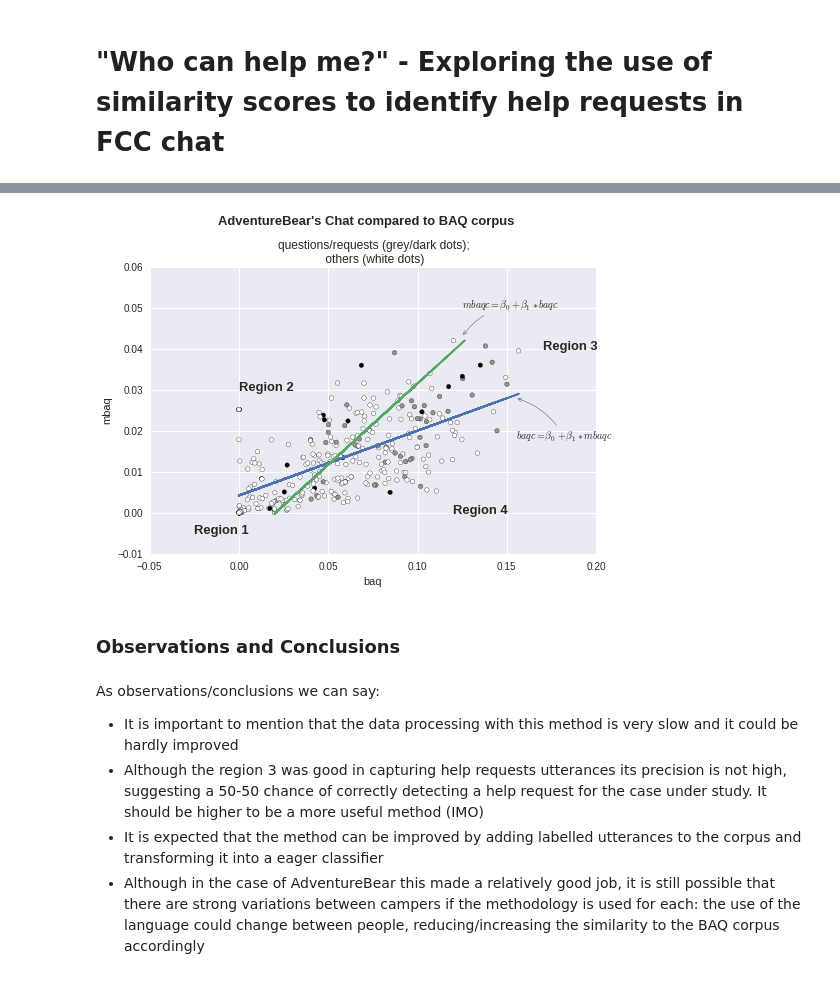
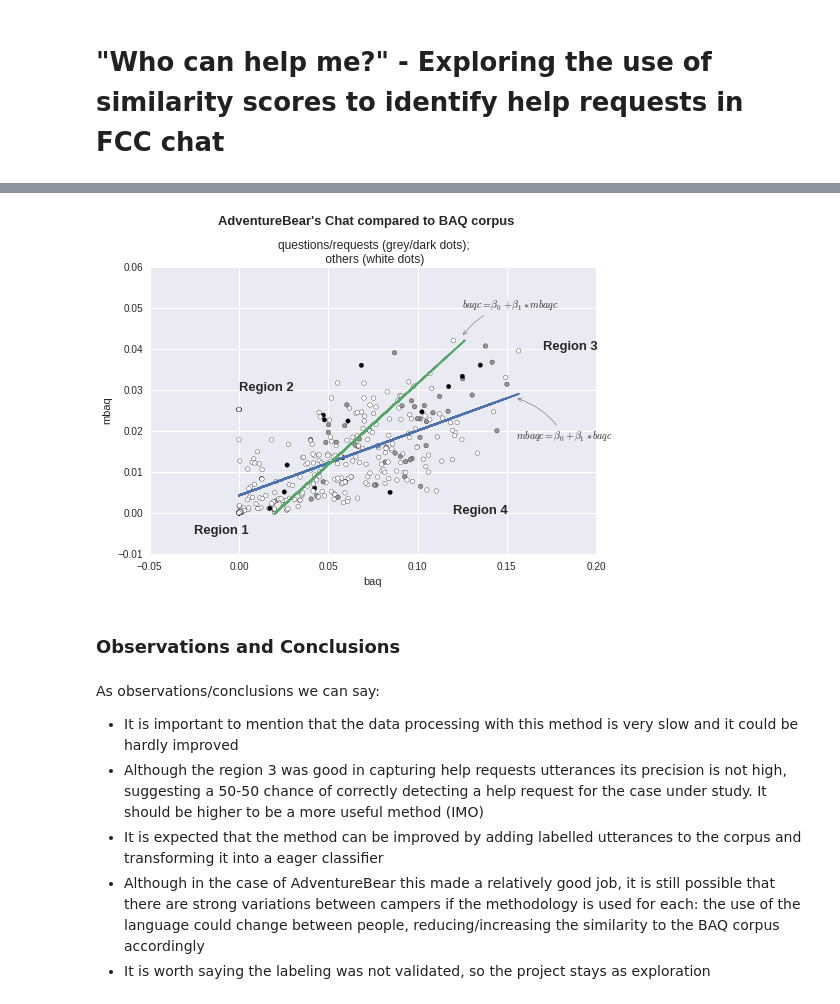
Before and after one commit to evaristoc/fccgitterDataScience, a Jupyter notebook: Exploring the use of similarity scores to identify help requests in FCC chat.ipynb, the cells around one changed output, grey strips where cells are left out. Drawn from its saved outputs; the diff is of its cells as text; code cells hidden in the pictures.

```diff
--- a/Exploring the use of similarity scores to identify help requests in FCC chat.ipynb
+++ b/Exploring the use of similarity scores to identify help requests in FCC chat.ipynb
@@ -87,36 +76,36 @@ with open(directory+'tests_chatan/revised_pandas_sens_an_3.csv', 'r') as f:
     while stop:
         d.append(l)
         stop = f.readline()
         l = stop.split('\t')
 
 pndfile = pandas.DataFrame(d, columns=header)
 pndfile[['baqc','mbaqc','posc']] = pndfile[['baqc','mbaqc','posc']].astype('float')
 pndfile[['regions','annotation']] = pndfile[['regions','annotation']].astype('int')
 
 result1 = smf.ols('mbaqc ~ baqc', data=pndfile).fit()
 result2 = smf.ols('baqc ~ mbaqc', data=pndfile).fit()
 
 fig = plt.figure()
 fig.suptitle("AdventureBear's Chat compared to BAQ corpus", fontsize=13, fontweight='bold')
 
 ax = fig.add_subplot(111)
 fig.subplots_adjust(top=0.85)
 ax.set_title('questions/requests (grey/dark dots);\n others (white dots)')
 ax.set_xlabel('baq')
 ax.set_ylabel('mbaq')
 ax.text(-.025, -.005, 'Region 1', fontsize=13, fontweight='bold')
 ax.text(0.0, .03, 'Region 2', fontsize=13, fontweight='bold')
 ax.text(0.17, .04, 'Region 3', fontsize=13, fontweight='bold')
 ax.text(0.12, 0.0, 'Region 4', fontsize=13, fontweight='bold')
-ax.annotate(r'$mbaqc = \beta_0 + \beta_1*baqc$', xy=(.125, .043), fontsize=10, xytext=(.125, .05), arrowprops=dict(arrowstyle="->",connectionstyle="arc3,rad=.2"))
-ax.annotate(r'$baqc = \beta_0 + \beta_1*mbaqc$', xy=(.155, .028), fontsize=10, xytext=(.155, .018), arrowprops=dict(arrowstyle="->",connectionstyle="arc3,rad=.2"))
+ax.annotate(r'$baqc = \beta_0 + \beta_1*mbaqc$', xy=(.125, .043), fontsize=10, xytext=(.125, .05), arrowprops=dict(arrowstyle="->",connectionstyle="arc3,rad=.2"))
+ax.annotate(r'$mbaqc = \beta_0 + \beta_1*baqc$', xy=(.155, .028), fontsize=10, xytext=(.155, .018), arrowprops=dict(arrowstyle="->",connectionstyle="arc3,rad=.2"))
 
 plt.scatter(pndfile.baqc, pndfile.mbaqc, c=pndfile.annotation)
 plt.plot(pndfile.baqc, result1.fittedvalues)
 plt.plot(result2.fittedvalues, pndfile.mbaqc)
 plt.show()
 # %% [output]
-[figure, old version]
+[figure, new version]
 # %% [markdown]
 ### Observations and Conclusions
 # %% [markdown]
@@ -125,3 +114,4 @@ As observations/conclusions we can say:
 * Although the region 3 was good in capturing help requests utterances its precision is not high, suggesting a 50-50 chance of correctly detecting a help request for the case under study. It should be higher to be a more useful method (IMO)
 * It is expected that the method can be improved by adding labelled utterances to the corpus and transforming it into a eager classifier
 * Although in the case of AdventureBear this made a relatively good job, it is still possible that there are strong variations between campers if the methodology is used for each: the use of the language could change between people, reducing/increasing the similarity to the BAQ corpus accordingly
+* It is worth saying the labeling was not validated, so the project stays as exploration
```
Also changed, not shown: parts of 1 cell of this notebook.
